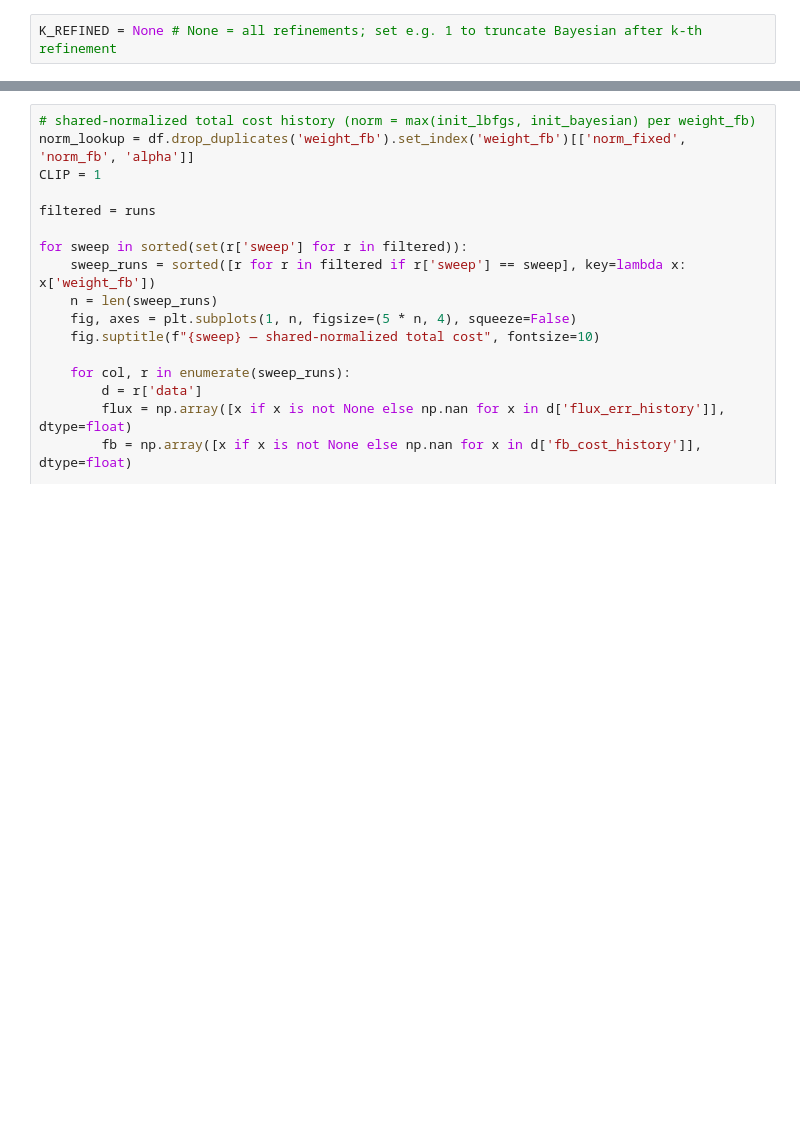
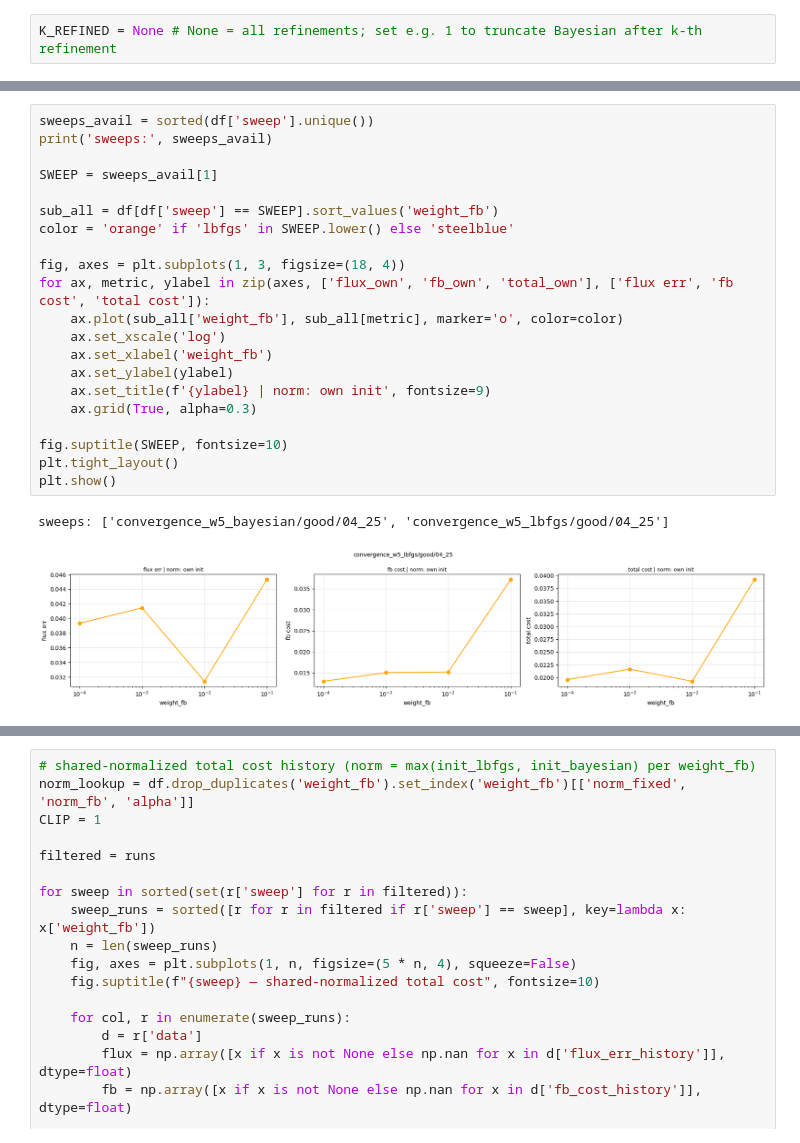
Before and after one commit to jeremslm/PF_location_optimization, a Jupyter notebook: notebooks/combined_boundary_analysis.ipynb, the cells around one changed output, grey strips where cells are left out. Cells and saved outputs as stored; diff of their text form; blank space fills up the shorter version.

```diff
--- a/notebooks/combined_boundary_analysis.ipynb
+++ b/notebooks/combined_boundary_analysis.ipynb
@@ -246,3 +188,27 @@ plt.show()
+# %%
+sweeps_avail = sorted(df['sweep'].unique())
+print('sweeps:', sweeps_avail)
+
+SWEEP = sweeps_avail[1]
+
+sub_all = df[df['sweep'] == SWEEP].sort_values('weight_fb')
+color = 'orange' if 'lbfgs' in SWEEP.lower() else 'steelblue'
+
+fig, axes = plt.subplots(1, 3, figsize=(18, 4))
+for ax, metric, ylabel in zip(axes, ['flux_own', 'fb_own', 'total_own'], ['flux err', 'fb cost', 'total cost']):
+    ax.plot(sub_all['weight_fb'], sub_all[metric], marker='o', color=color)
+    ax.set_xscale('log')
+    ax.set_xlabel('weight_fb')
+    ax.set_ylabel(ylabel)
+    ax.set_title(f'{ylabel} | norm: own init', fontsize=9)
+    ax.grid(True, alpha=0.3)
+
+fig.suptitle(SWEEP, fontsize=10)
+plt.tight_layout()
+plt.show()
+# %% [output]
+sweeps: ['convergence_w5_bayesian/good/04_25', 'convergence_w5_lbfgs/good/04_25']
+[figure, added]
 # %%
 # --- filter ---
 SHOW_SWEEPS = None   # None = all, or e.g. ['convergence_w5']
```
Also changed, not shown: parts of 7 cells of this notebook, 3 other files.
